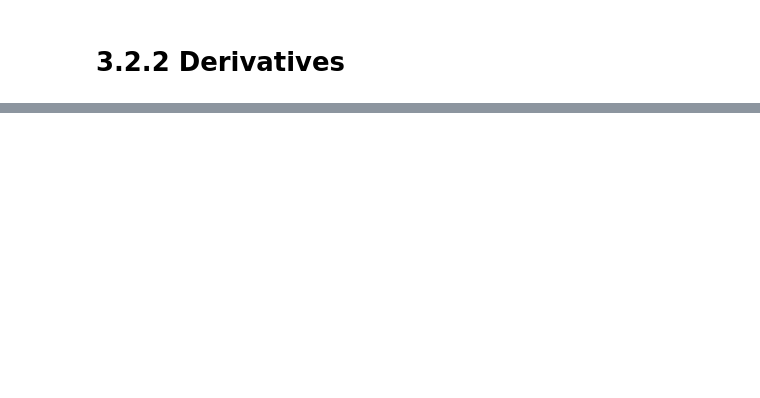
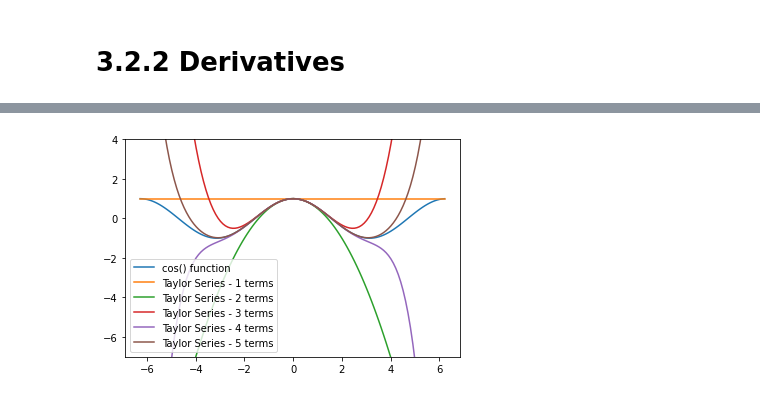
Before and after one commit to dbetanc1/MAT494, a Jupyter notebook: HW_3_2.ipynb, the cells around one changed output, grey strips where cells are left out. Cells and saved outputs as stored; diff of their text form; code cells hidden in the pictures; blank space fills up the shorter version.

```diff
--- a/HW_3_2.ipynb
+++ b/HW_3_2.ipynb
@@ -35,0 +252,29 @@ f (a)̸=L. We also do not restrict a to be in D.
+# %%
+import math
+import numpy as np
+import matplotlib.pyplot as plt
+# if using a Jupyter notebook, include:
+%matplotlib inline
+
+angles = np.arange(-2*np.pi,2*np.pi,0.1)
+p_cos = np.cos(angles)
+
+fig, ax = plt.subplots()
+ax.plot(angles,p_cos)
+
+# add lines for between 1 and 6 terms in the Taylor Series
+for i in range(1,6):
+    t_cos = [func_cos(angle,i) for angle in angles]
+    ax.plot(angles,t_cos)
+
+ax.set_ylim([-7,4])
+
+# set up legend
+legend_lst = ['cos() function']
+for i in range(1,6):
+    legend_lst.append(f'Taylor Series - {i} terms')
+ax.legend(legend_lst, loc=3)
+
+plt.show()
+# %% [output]
+[figure, added]
```
Also changed, not shown: parts of 29 cells of this notebook.
